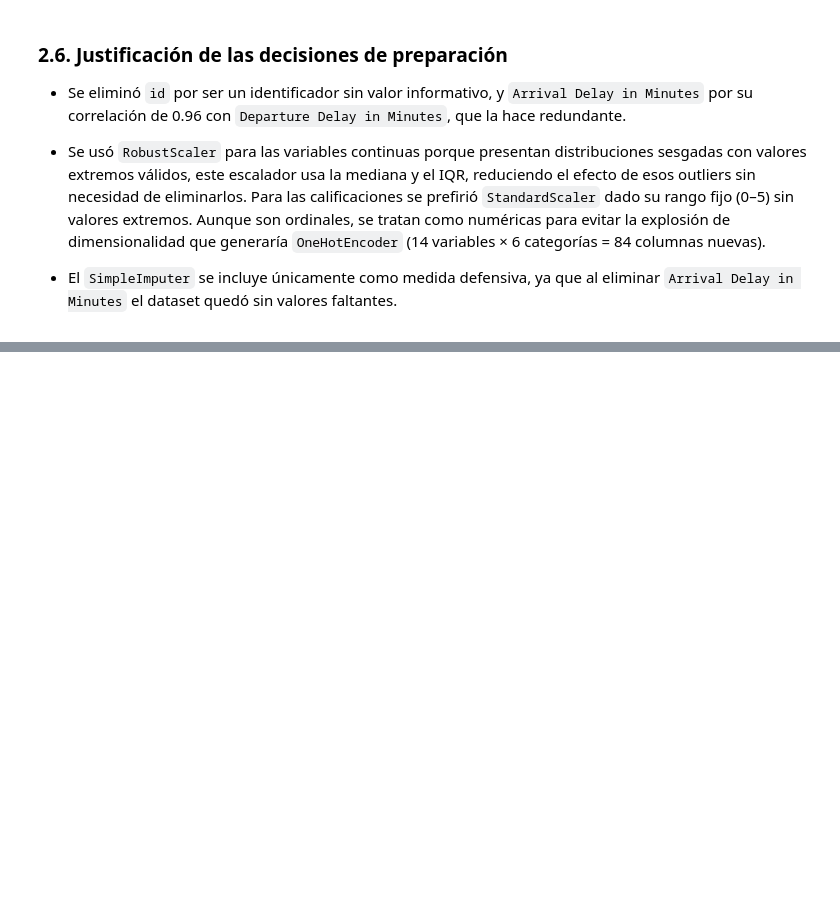
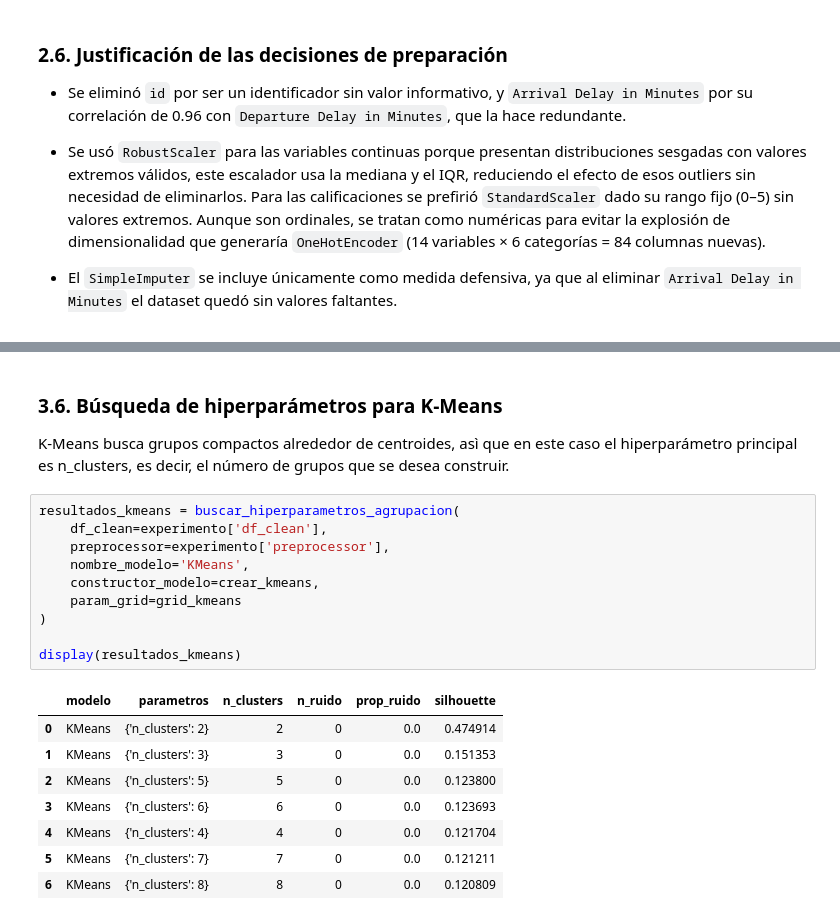
Before and after one commit to Dav1d10/MachineLearningLabs, a Jupyter notebook: Labs/Lab4.ipynb, the cells around one changed output, grey strips where cells are left out. Drawn from its saved outputs; the diff is of its cells as text; blank space fills up the shorter version.

```diff
--- a/Labs/Lab4.ipynb
+++ b/Labs/Lab4.ipynb
@@ -512,0 +723,23 @@ se tratan como numéricas para evitar la explosión de dimensionalidad que gener
+# %% [markdown]
+### 3.6. Búsqueda de hiperparámetros para K-Means
+
+K-Means busca grupos compactos alrededor de centroides, asì que en este caso el hiperparámetro principal es n_clusters, es decir, el número de grupos que se desea construir.
+# %%
+resultados_kmeans = buscar_hiperparametros_agrupacion(
+    df_clean=experimento['df_clean'],
+    preprocessor=experimento['preprocessor'],
+    nombre_modelo='KMeans',
+    constructor_modelo=crear_kmeans,
+    param_grid=grid_kmeans
+)
+
+display(resultados_kmeans)
+# %% [output]
+|  | modelo | parametros | n_clusters | n_ruido | prop_ruido | silhouette |
+| 0 | KMeans | {'n_clusters': 2} | 2 | 0 | 0.0 | 0.474914 |
+| 1 | KMeans | {'n_clusters': 3} | 3 | 0 | 0.0 | 0.151353 |
+| 2 | KMeans | {'n_clusters': 5} | 5 | 0 | 0.0 | 0.123800 |
+| 3 | KMeans | {'n_clusters': 6} | 6 | 0 | 0.0 | 0.123693 |
+| 4 | KMeans | {'n_clusters': 4} | 4 | 0 | 0.0 | 0.121704 |
+| 5 | KMeans | {'n_clusters': 7} | 7 | 0 | 0.0 | 0.121211 |
+| 6 | KMeans | {'n_clusters': 8} | 8 | 0 | 0.0 | 0.120809 |
```
Also changed, not shown: parts of 24 cells of this notebook.
